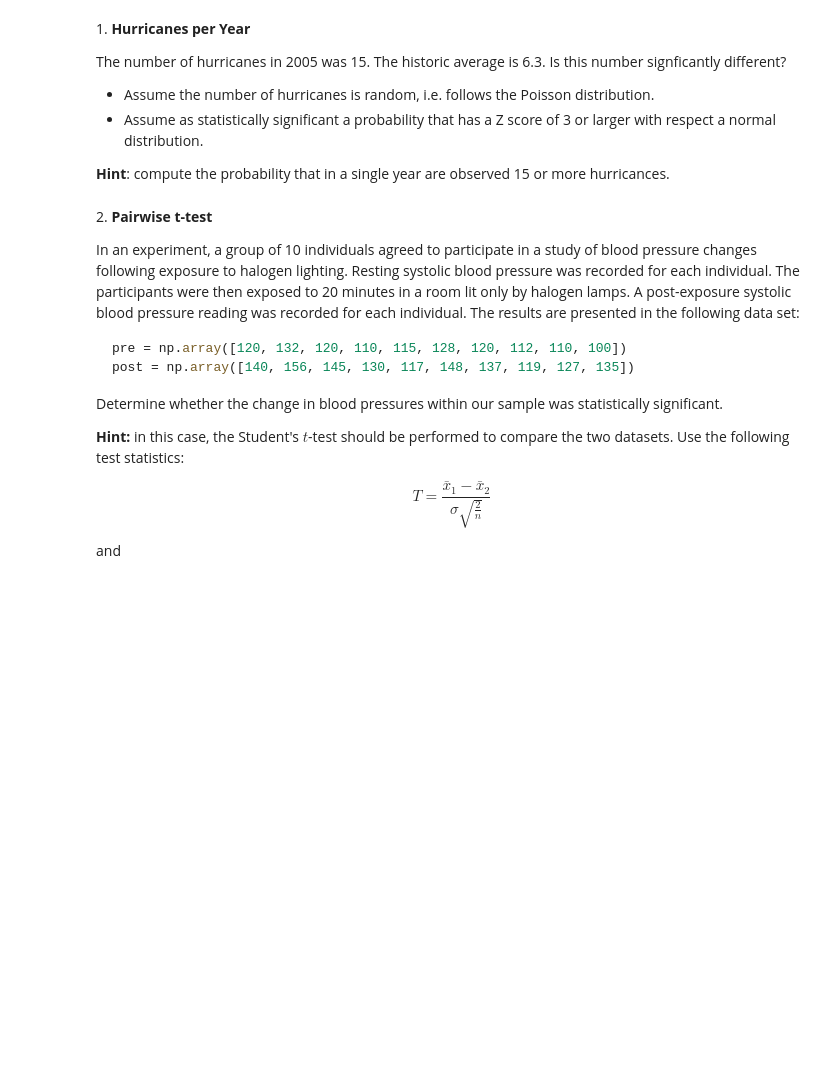
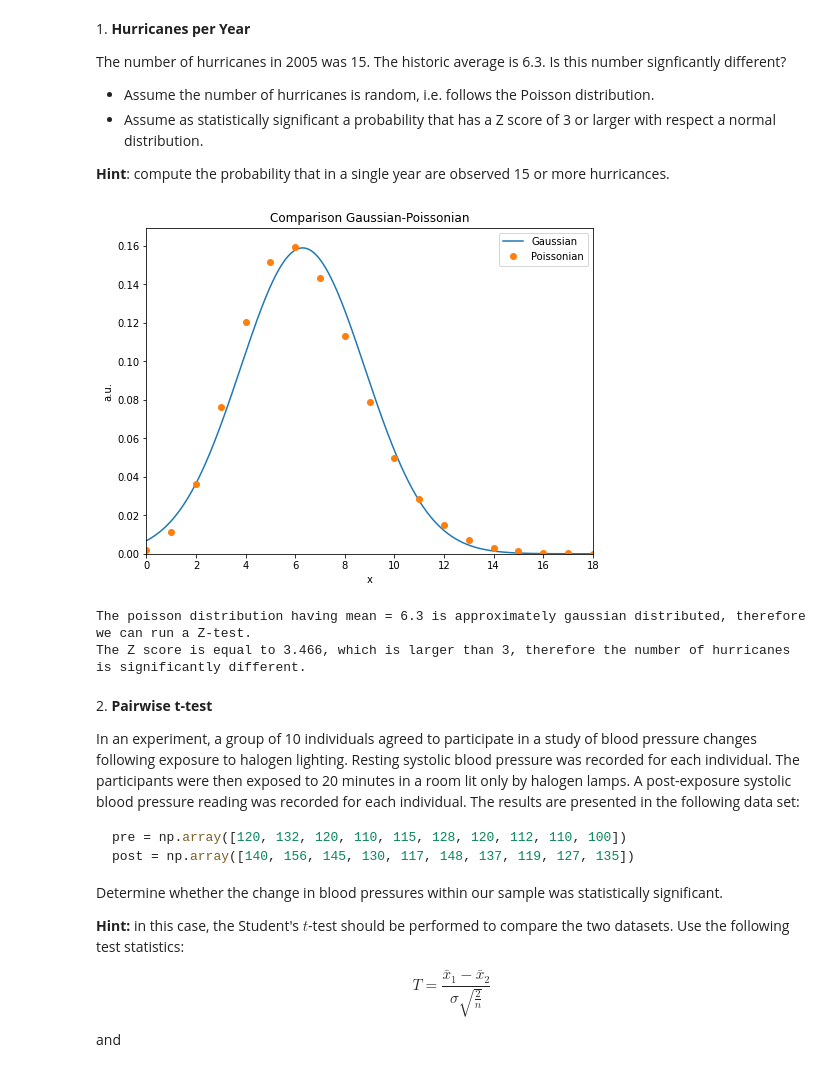
Before and after one commit to maresoo/ScientificComputingWithPython2022, a Jupyter notebook: 10ex_tests.ipynb, the cells around one changed output. Drawn from its saved outputs; the diff is of its cells as text; code cells hidden in the pictures; blank space fills up the shorter version.

```diff
--- a/10ex_tests.ipynb
+++ b/10ex_tests.ipynb
@@ -6,6 +13,45 @@ The number of hurricanes in 2005 was 15. The historic average is 6.3. Is this nu
 - Assume as statistically significant a probability that has a Z score of 3 or larger with respect a normal distribution.
 
 **Hint**: compute the probability that in a single year are observed 15 or more hurricances.
+# %%
+def poi(k):
+    prob = 0
+    avg = 6.3
+    for i in range(k):
+        probk = ((avg**i)*(np.exp(-avg)))/(np.math.factorial(i))
+        prob += probk
+    return prob
+
+def zeta(val, mean, sigma):
+    Z = abs(val - mean) / sigma
+    return Z
+
+xgauss = np.linspace(6.3 - 5*np.sqrt(6.3) , 6.3 + 5*np.sqrt(6.3), 1000)
+gauss = sp.stats.norm.pdf(xgauss, loc=6.3, scale=np.sqrt(6.3))
+xpoisson = np.linspace(0,18,19)
+poisson = sp.stats.poisson.pmf(xpoisson, mu=6.3)
+
+fig, ax = plt.subplots(nrows=1, ncols=1, figsize=(8,6))
+ax.plot(xgauss, gauss)
+ax.plot(xpoisson, poisson, marker="o", linestyle="None")
+ax.set_title("Comparison Gaussian-Poissonian")
+ax.set_xlabel("x")
+ax.set_ylabel("a.u.")
+ax.legend(["Gaussian", "Poissonian"])
+ax.set_xlim(np.min(xpoisson), np.max(xpoisson))
+ax.set_ylim(0, np.max(poisson)+0.01)
+plt.show()
+
+prob15more = 1-poi(15)
+
+print("The poisson distribution having mean = 6.3 is approximately gaussian distributed, therefore we can run a Z-test.")
+Z = zeta(15, 6.3, np.sqrt(6.3))
+
+print("The Z score is equal to " + str(np.around(Z, 3)) + ", which is larger than 3, therefore the number of hurricanes is significantly different.")
+# %% [output]
+[figure, added]
+The poisson distribution having mean = 6.3 is approximately gaussian distributed, therefore we can run a Z-test.
+The Z score is equal to 3.466, which is larger than 3, therefore the number of hurricanes is significantly different.
 # %% [markdown]
 2\. **Pairwise t-test**
 
```
Also changed, not shown: parts of 5 cells of this notebook.
